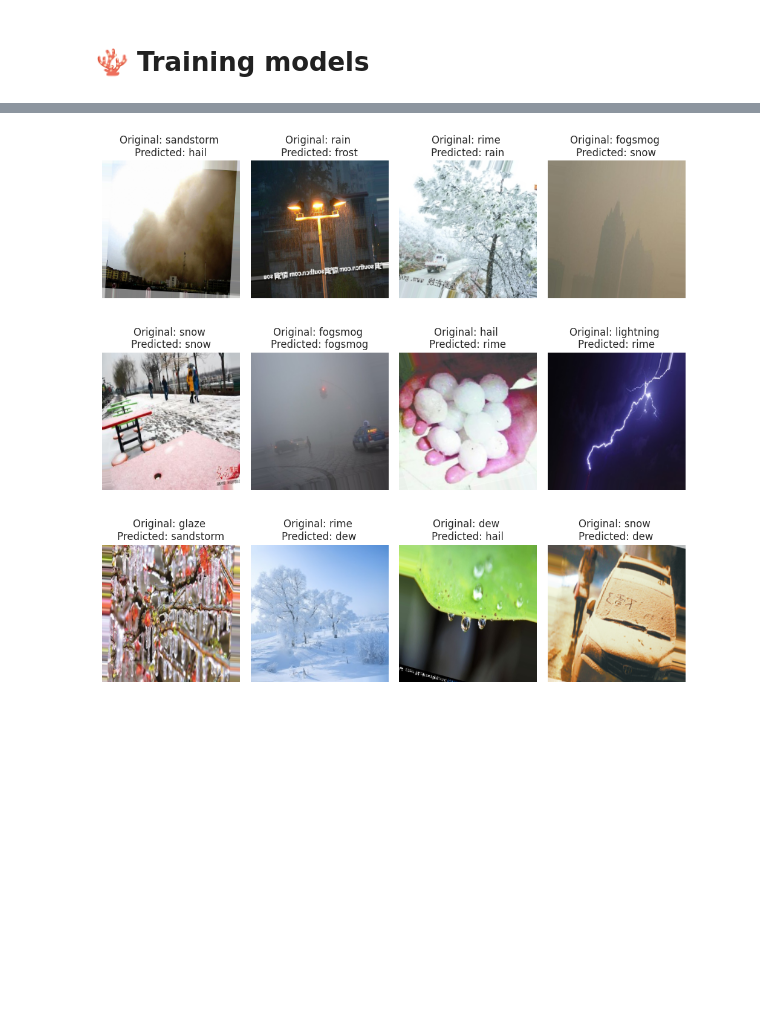
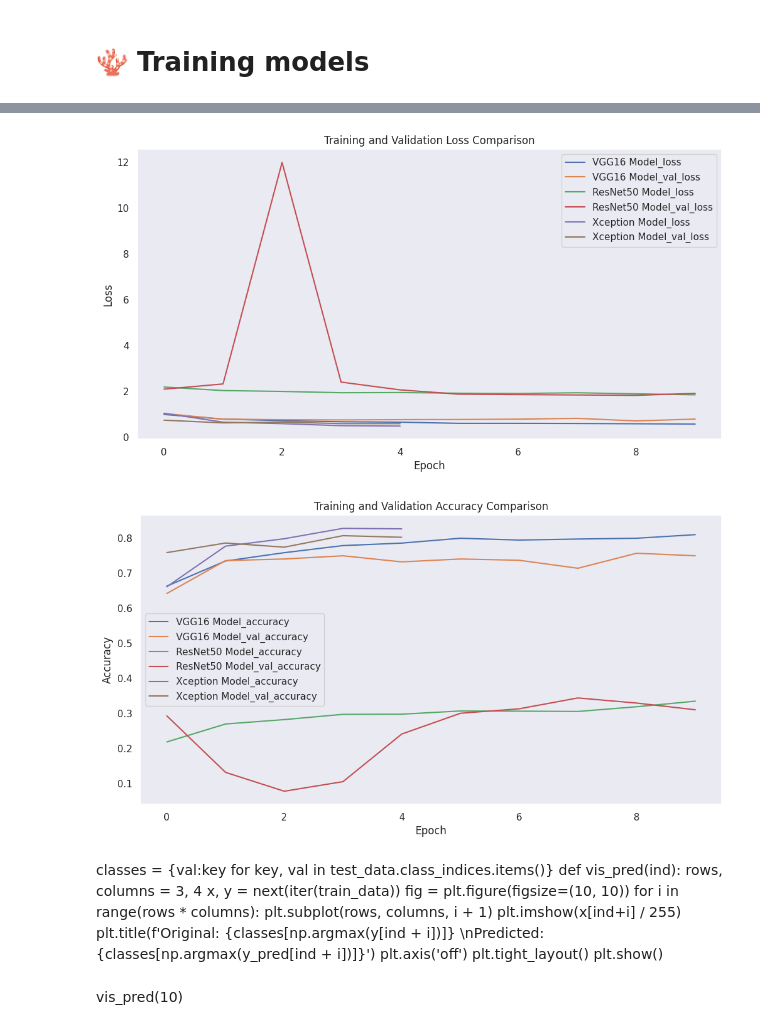
Before and after one commit to Shreyas1018/Weather-Detection, a Jupyter notebook: weather-detection.ipynb, the cells around one changed output, grey strips where cells are left out. Drawn from its saved outputs; the diff is of its cells as text; code cells hidden in the pictures; blank space fills up the shorter version.

```diff
--- a/weather-detection.ipynb
+++ b/weather-detection.ipynb
@@ -235,0 +320,6 @@ Epoch 31/100
+# %%
+xception_pretrained = tf.keras.applications.Xception(weights='imagenet', include_top=False, input_shape=(150, 150, 3))
+xception_model = Model_builder(xception_pretrained)
+xception_model.compile_model('adam')
+xception_model.model_summary()
+xception_model = xception_model.get_model()
@@ -235,0 +344,10 @@ Epoch 31/100
+# %%
+with tf.device('/device:GPU:0'):
+
+    xception_history = xception_model.fit(
+            train_data,
+            validation_data = val_data,
+            epochs = EPOCHS,
+            batch_size = 64,
+            callbacks = [early_stop, reduceLr]
+        )
@@ -283,4 +367,44 @@ def vis_pred(ind):
-# %%
-vis_pred(10)
-# %% [output]
-[figure, removed]
+# %%
+histories = [vgg_history, resnet_history, xception_history]
+model_names = ['VGG16 Model', 'ResNet50 Model', 'Xception Model']  # Adjust names as needed
+
+for history, name in zip(histories, model_names):
+    plt.plot(history.history['loss'], label=name + '_loss')
+    plt.plot(history.history['val_loss'], label=name + '_val_loss')  # If validation loss is available
+
+plt.title('Training and Validation Loss Comparison')
+plt.ylabel('Loss')
+plt.xlabel('Epoch')
+plt.legend()
+plt.grid()
+plt.show()
+
+# If you have accuracy metrics:
+for history, name in zip(histories, model_names):
+    plt.plot(history.history['accuracy'], label=name + '_accuracy')
+    plt.plot(history.history['val_accuracy'], label=name + '_val_accuracy')  # If available
+
+plt.title('Training and Validation Accuracy Comparison')
+plt.ylabel('Accuracy')
+plt.xlabel('Epoch')
+plt.legend()
+plt.grid()
+plt.show()
+# %% [output]
+[figure, added]
+[figure, added]
+# %% [markdown]
+classes = {val:key for key, val in test_data.class_indices.items()}
+def vis_pred(ind):
+    rows, columns = 3, 4
+    x, y = next(iter(train_data))
+    fig = plt.figure(figsize=(10, 10))
+    for i in range(rows * columns):
+        plt.subplot(rows, columns, i + 1)
+        plt.imshow(x[ind+i] / 255)
+        plt.title(f'Original: {classes[np.argmax(y[ind + i])]} \nPredicted: {classes[np.argmax(y_pred[ind + i])]}')
+        plt.axis('off')
+    plt.tight_layout()
+    plt.show()
+# %% [markdown]
+vis_pred(10)
```
Also changed, not shown: parts of 31 cells of this notebook.
